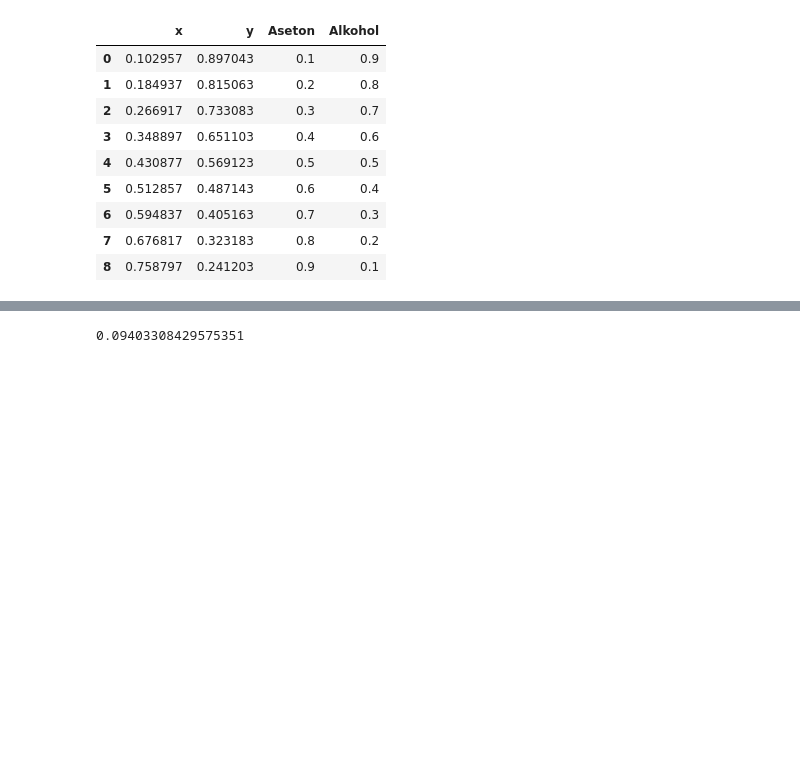
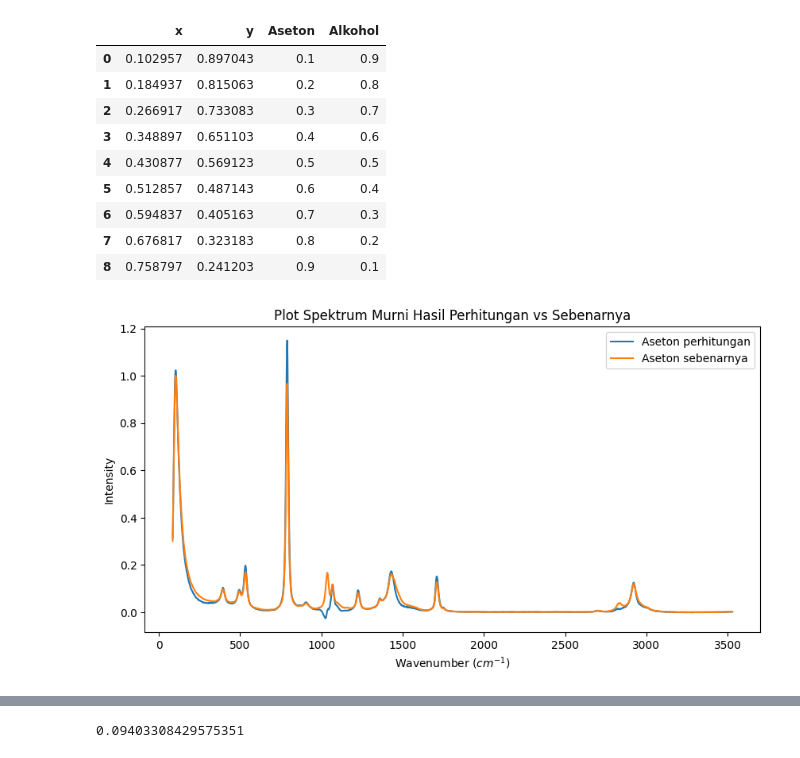
Before and after one commit to ariawahyuw/simulasi-spectra, a Jupyter notebook: Simulasi 2/Simulasi Data Artifisial.ipynb, the cells around one changed output, grey strips where cells are left out. Saved outputs shown, nothing was run; the diff lists cells and outputs as text; code cells hidden in the pictures; blank space fills up the shorter version.

```diff
--- a/Simulasi 2/Simulasi Data Artifisial.ipynb
+++ b/Simulasi 2/Simulasi Data Artifisial.ipynb
@@ -101,6 +108,7 @@ D = np.concatenate(
 
 eigen = EigenDecomposition(D)
 concentration = eigen.getPureConcentration()
+P = eigen.getPureSpectra()
 df = pd.DataFrame(concentration.T, columns=['x', 'y'])
 df['Aseton'] = [0.1, 0.2, 0.3, 0.4, 0.5, 0.6, 0.7, 0.8, 0.9]
 df['Alkohol'] = [0.9, 0.8, 0.7, 0.6, 0.5, 0.4, 0.3, 0.2, 0.1]
@@ -123,3 +133,14 @@ df
 | 6 | 0.594837 | 0.405163 | 0.7 | 0.3 |
 | 7 | 0.676817 | 0.323183 | 0.8 | 0.2 |
 | 8 | 0.758797 | 0.241203 | 0.9 | 0.1 |
+# %%
+plt.figure(figsize=(10, 5))
+plt.plot(aseton[:, 0], P[:, 0], label='Aseton perhitungan')
+plt.plot(aseton[:, 0], aseton[:, 1], label='Aseton sebenarnya')
+plt.xlabel(r'Wavenumber $(cm^{-1})$')
+plt.ylabel('Intensity')
+plt.title("Plot Spektrum Murni Hasil Perhitungan vs Sebenarnya")
+plt.legend()
+plt.show()
+# %% [output]
+[figure, added]
```
Also changed, not shown: parts of 24 cells of this notebook.
